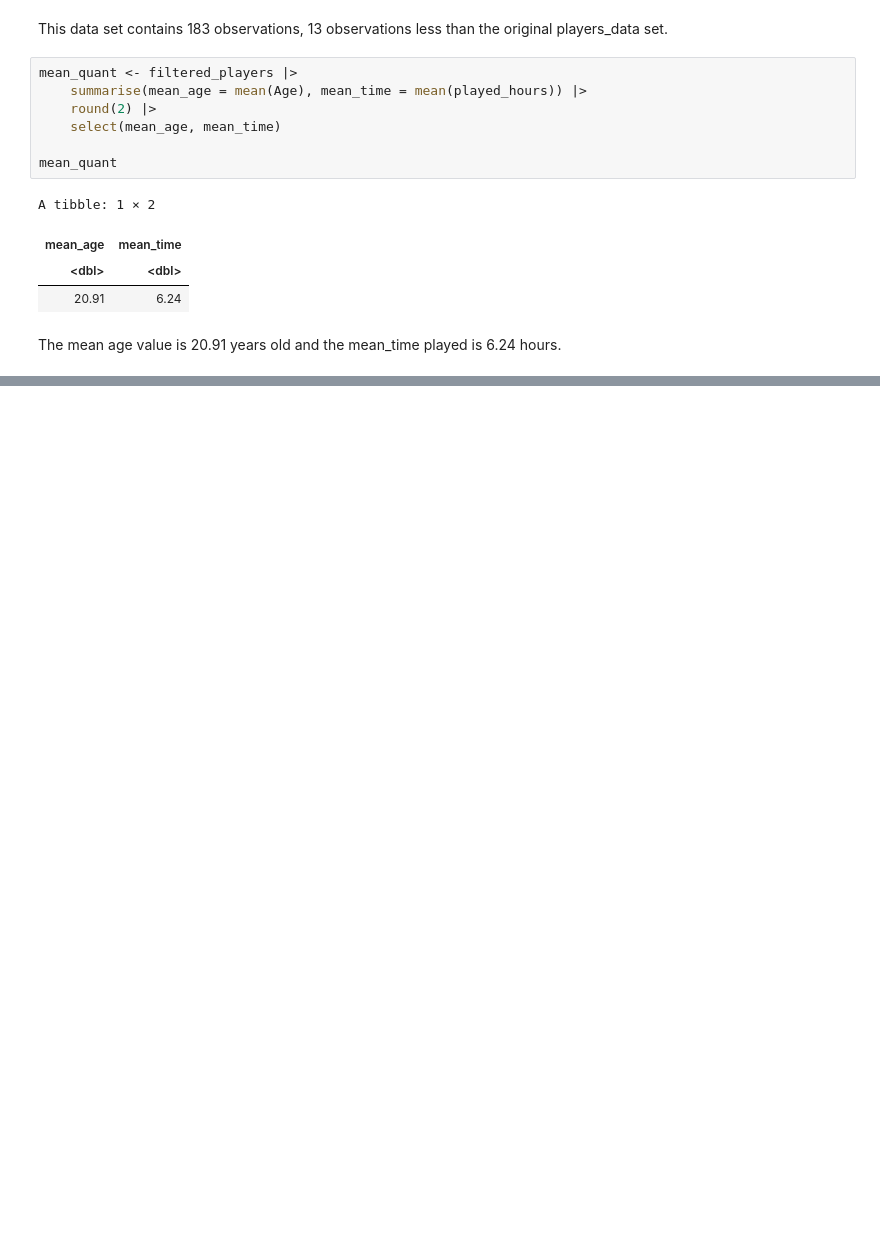
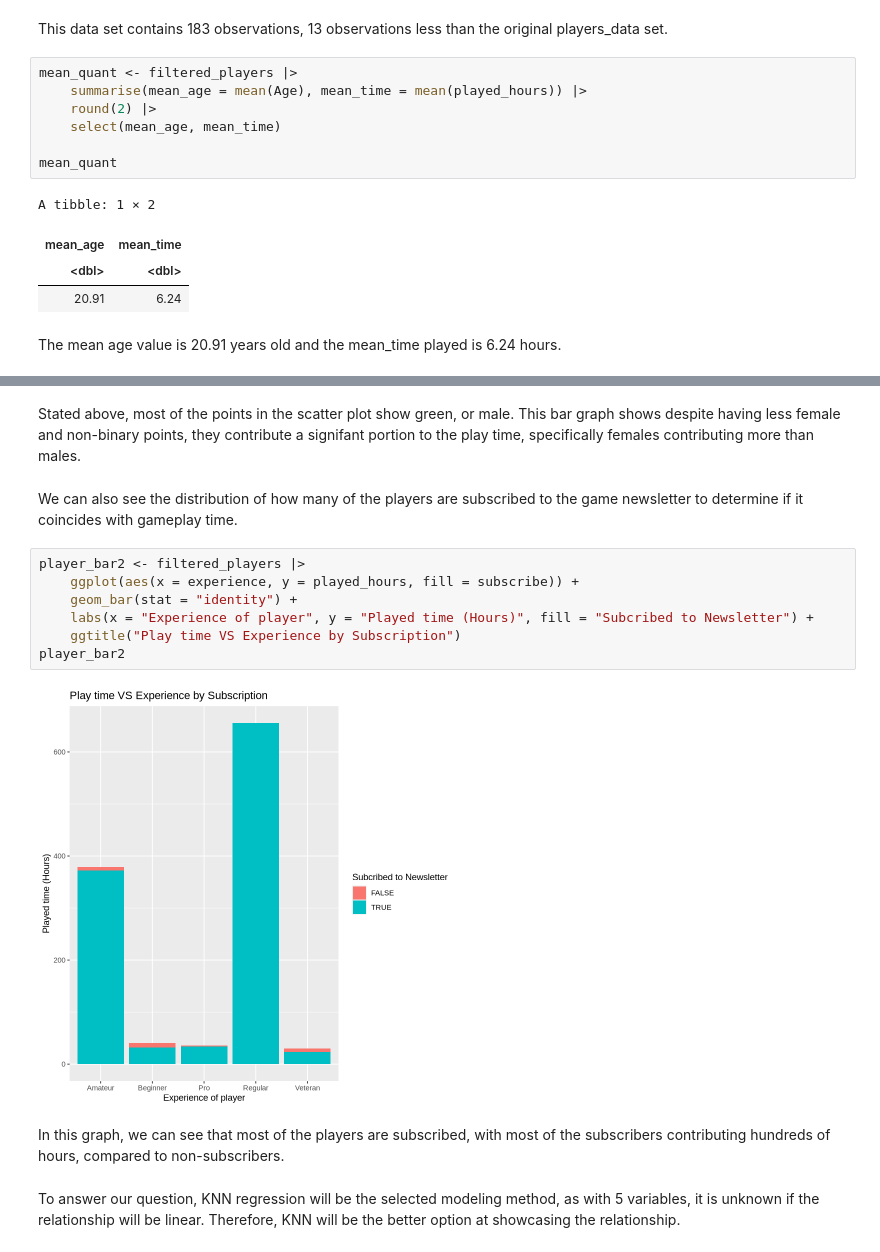
Before and after one commit to john13243/Data-Science-Group-Project-Individual-Portion-16, a Jupyter notebook: port.ipynb, the cells around one changed output, grey strips where cells are left out. Drawn from its saved outputs; the diff is of its cells as text; blank space fills up the shorter version.

```diff
--- a/port.ipynb
+++ b/port.ipynb
@@ -125,0 +131,17 @@ player_graph
+# %% [markdown]
+Stated above, most of the points in the scatter plot show green, or male. This bar graph shows despite having less female and non-binary points, they contribute a signifant portion to the play time, specifically females contributing more than males.
+# %% [markdown]
+We can also see the distribution of how many of the players are subscribed to the game newsletter to determine if it coincides with gameplay time.
+# %%
+player_bar2 <- filtered_players |>
+    ggplot(aes(x = experience, y = played_hours, fill = subscribe)) +
+    geom_bar(stat = "identity") +
+    labs(x = "Experience of player", y = "Played time (Hours)", fill = "Subcribed to Newsletter") +
+    ggtitle("Play time VS Experience by Subscription")
+player_bar2
+# %% [output]
+[figure, added]
+# %% [markdown]
+In this graph, we can see that most of the players are subscribed, with most of the subscribers contributing hundreds of hours, compared to non-subscribers.
+# %% [markdown]
+To answer our question, KNN regression will be the selected modeling method, as with 5 variables, it is unknown if the relationship will be linear. Therefore, KNN will be the better option at showcasing the relationship.
```
Also changed, not shown: parts of 8 cells of this notebook.
